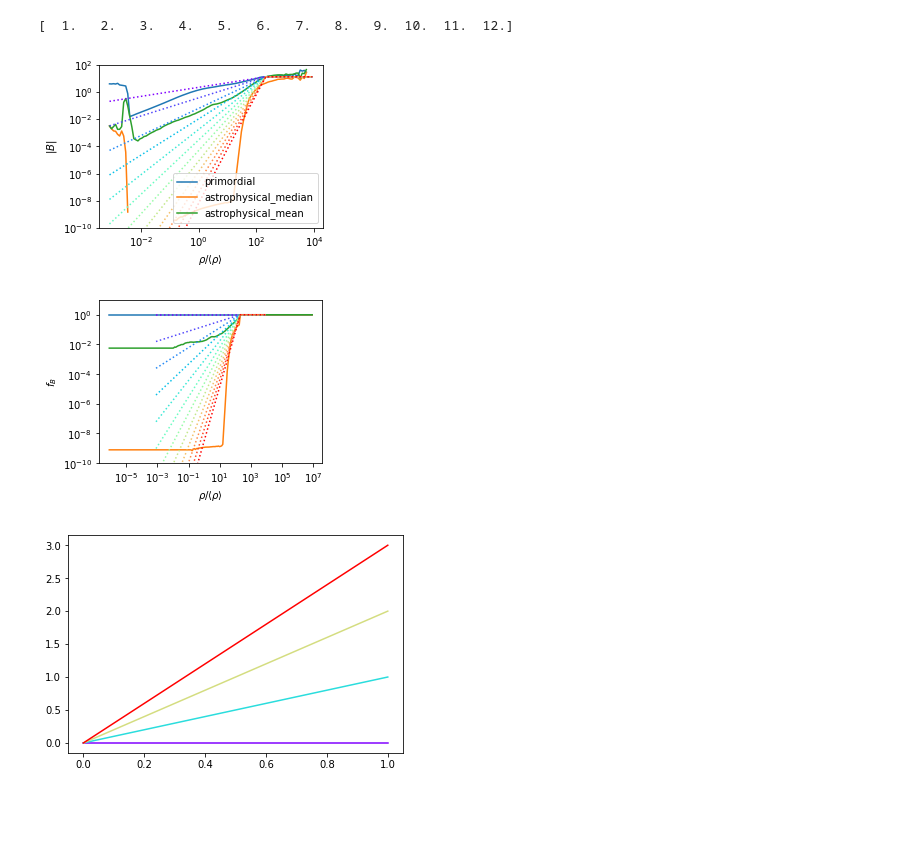
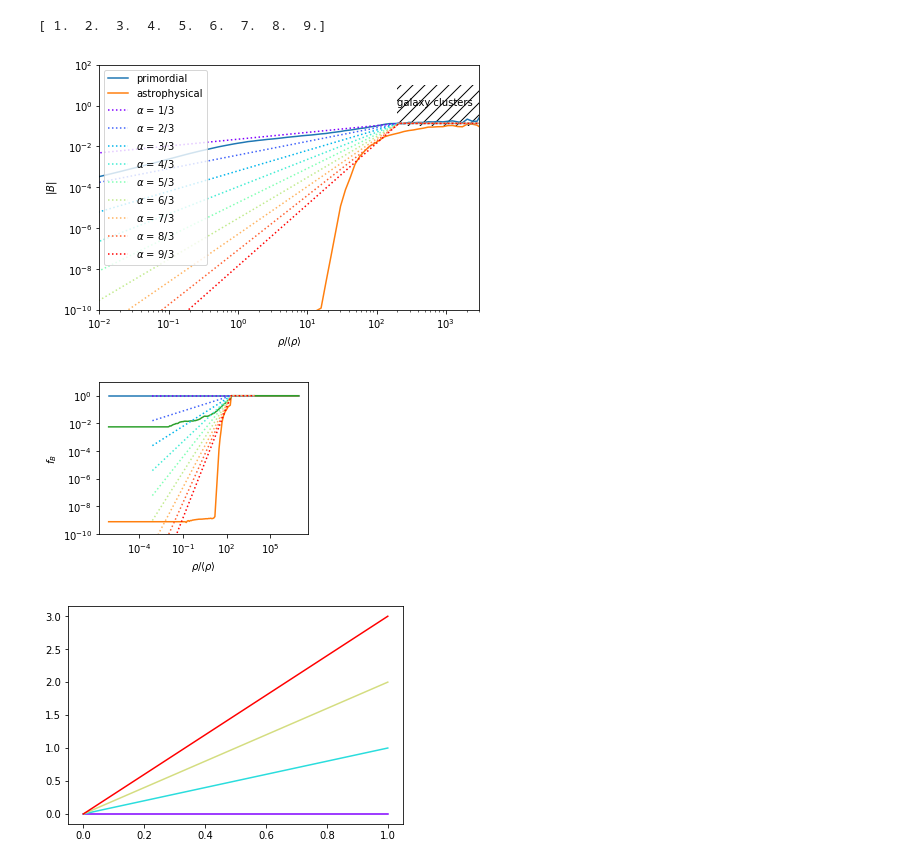
Before and after one commit to FRBs/PreFRBLE, a Jupyter notebook: notebooks/PreFRBLE_IGM_models.ipynb, the cells around one changed output. Drawn from its saved outputs; the diff is of its cells as text; code cells hidden in the pictures; blank space fills up the shorter version.

```diff
--- a/notebooks/PreFRBLE_IGM_models.ipynb
+++ b/notebooks/PreFRBLE_IGM_models.ipynb
@@ -7,7 +7,9 @@ from bisect import bisect
 # %%
 #fig, axs = plt.subplots(1,2,figsize=(8,3))
 
-fig, ax1 = plt.subplots(1,1,figsize=(4,3))
+fig, ax1 = plt.subplots(1,1,figsize=(6,4))
+plt.tight_layout()
+
 fig, ax2 = plt.subplots(1,1,figsize=(4,3))
 axs=[ax1,ax2]
 
@@ -16,18 +18,20 @@ filename_relation = root+'2018/'+"B_renorm_alpha%i-3rd.txt"
 
 primordial = np.genfromtxt( root + 'rho2B_primordial_median.txt', names=True )
 rho = primordial['density']
-B = primordial['B']*1e12
+B = primordial['B']*1e10
 axs[0].loglog(rho, B, label='primordial')
 
 astrophysical = np.genfromtxt( root + 'rho2B_astrophysical_median.txt', names=True )
 rho_ = astrophysical['density']
-B_ = astrophysical['B']*1e13
-axs[0].loglog(rho_, B_, label='astrophysical_median')
+B_ = astrophysical['B']*1e11
+axs[0].loglog(rho_, B_, label='astrophysical')
 
+'''
 astrophysical = np.genfromtxt( root + 'rho2B_astrophysical_mean.txt', names=True )
 rho_ = astrophysical['density']
-B__ = astrophysical['B']*1e13
+B__ = astrophysical['B']*1e11
 axs[0].loglog(rho_, B__, label='astrophysical_mean')
+'''
 
 primordial = np.genfromtxt( root + '2018/B_renorm_primordial.txt', names=True )
 rho_ = primordial['density']
@@ -52,44 +56,49 @@ rho_0 = rho[i_0]
 B_0 = B[i_0]
 
 
-alphas = np.linspace(1,12,12) / 3
+alphas = np.arange(1,10).astype('float') / 3
 print alphas*3
 colors = rainbow( np.linspace(0,1,len(alphas)) )
 for alpha, color in zip(alphas,colors):
     ## find B_0, such that B matches with known value at rho0
     B0 = B_0/rho_0**alpha
     B_ = rho**alpha * B0
     B_[i_0:] = B_0
     if alpha == alphas[0]:
         B = B_
     ## B renormalization factor
     renorm = B_/B
-    axs[0].loglog(rho, B_, linestyle=':', color=color )# , label=r"$\alpha$ = %.1f" % alpha)
+    axs[0].loglog(rho, B_, linestyle=':', color=color, label=r"$\alpha$ = %.0f/3" % (alpha*3) )
     axs[1].loglog(rho, B_/B, linestyle=':', color=color )# , label=r"$\alpha$ = %.1f" % alpha)
     if True:
         with open( filename_relation % int(alpha*3), 'w' ) as f:
             f.write( "%s\t\t%s\n" % ( "density", "Renorm" ) )
             for d, r in zip( rho, renorm ):
                 f.write( "%e\t%e\n" % ( d, r ) )
             f.write( "%e\t%e\n" % ( rho[-1], 1 ) )
 
 
+axs[0].fill([2e2,2e2,1e4,1e4],[1e-1,10,10,1e-1], hatch='//', facecolor='none', linewidth=0.0, alpha=0.0)
+axs[0].text(2e2, 1, 'galaxy clusters')
 
 axs[0].legend()
 #axs[1].legend()
-#axs[0].set_xlim(1e-2,1e3)
+axs[0].set_xlim(1e-2,3e3)
 axs[0].set_ylim(1e-10,100)
 axs[1].set_ylim(1e-10,10)
 axs[0].set_xlabel(r"$\rho/\langle\rho\rangle$")
 axs[1].set_xlabel(r"$\rho/\langle\rho\rangle$")
 axs[0].set_ylabel(r"$|B|$")
 axs[1].set_ylabel(r"$f_B$")
 
+plt.fill()
+plt.tight_layout()
+
 plt.show()
 # %% [output]
-[  1.   2.   3.   4.   5.   6.   7.   8.   9.  10.  11.  12.]
+[ 1.  2.  3.  4.  5.  6.  7.  8.  9.]
-[figure, old version]
+[figure, new version]
-[figure, old version]
+[figure, new version]
 # %%
 N=4
 colors= rainbow(np.linspace(0,1,N))
```
Also changed, not shown: parts of 1 cell of this notebook, 2 other files.
